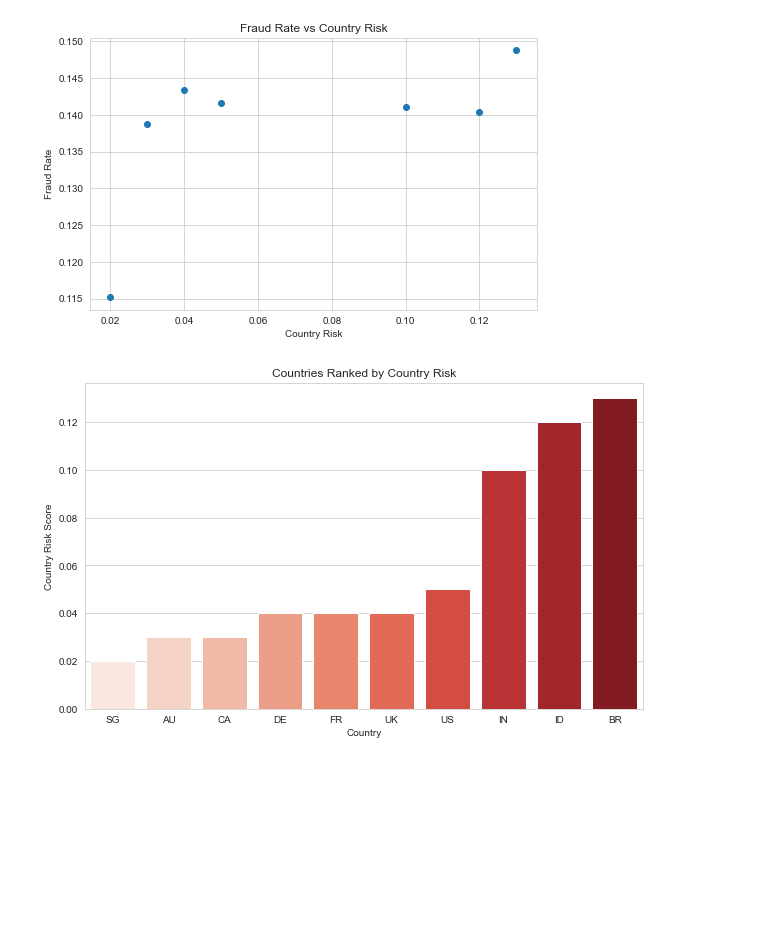
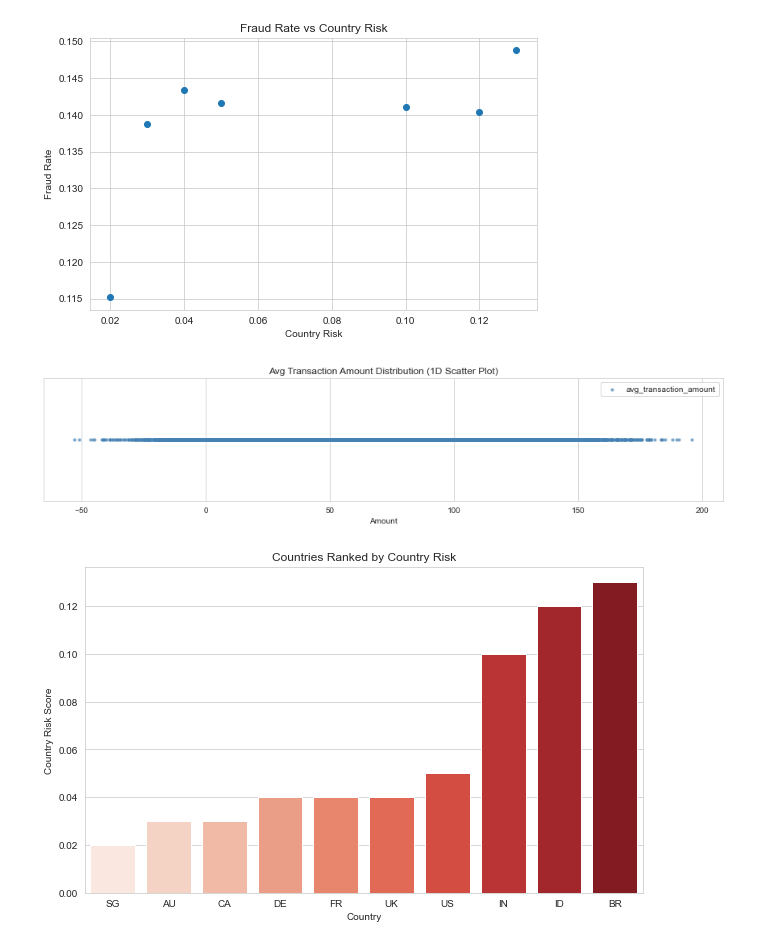
Before and after one commit to suryasuharna23/RestInPeaceMom_Tugas-Besar-2-IF3070-2025, a Jupyter notebook: src/Kelompok 12_ IF3070 Dasar Artificial Intelligence _ Tugas Besar 2 Notebook Template.ipynb, the cells around one changed output. Cells and saved outputs as stored; diff of their text form; code cells hidden in the pictures; blank space fills up the shorter version.

```diff
--- a/src/Kelompok 12_ IF3070 Dasar Artificial Intelligence _ Tugas Besar 2 Notebook Template.ipynb
+++ b/src/Kelompok 12_ IF3070 Dasar Artificial Intelligence _ Tugas Besar 2 Notebook Template.ipynb
@@ -333,6 +346,19 @@ plt.title("Fraud Rate vs Country Risk")
 plt.show()
 # %% [output]
 [figure]
+# %%
+# 1D Scatter plot of avg_transaction_amount distribution
+plt.figure(figsize=(12,3))
+plt.scatter(train_df["avg_transaction_amount"], [0]*len(train_df), color="steelblue", alpha=0.6, s=10, label="avg_transaction_amount")
+plt.title("Avg Transaction Amount Distribution (1D Scatter Plot)")
+plt.xlabel("Amount")
+plt.ylabel("")
+plt.yticks([])  # Remove y-axis ticks since y=0 for all points
+plt.legend()
+plt.tight_layout()
+plt.show()
+# %% [output]
+[figure, added]
 # %%
 import matplotlib.pyplot as plt
 import seaborn as sns
```
Also changed, not shown: parts of 59 cells of this notebook.
